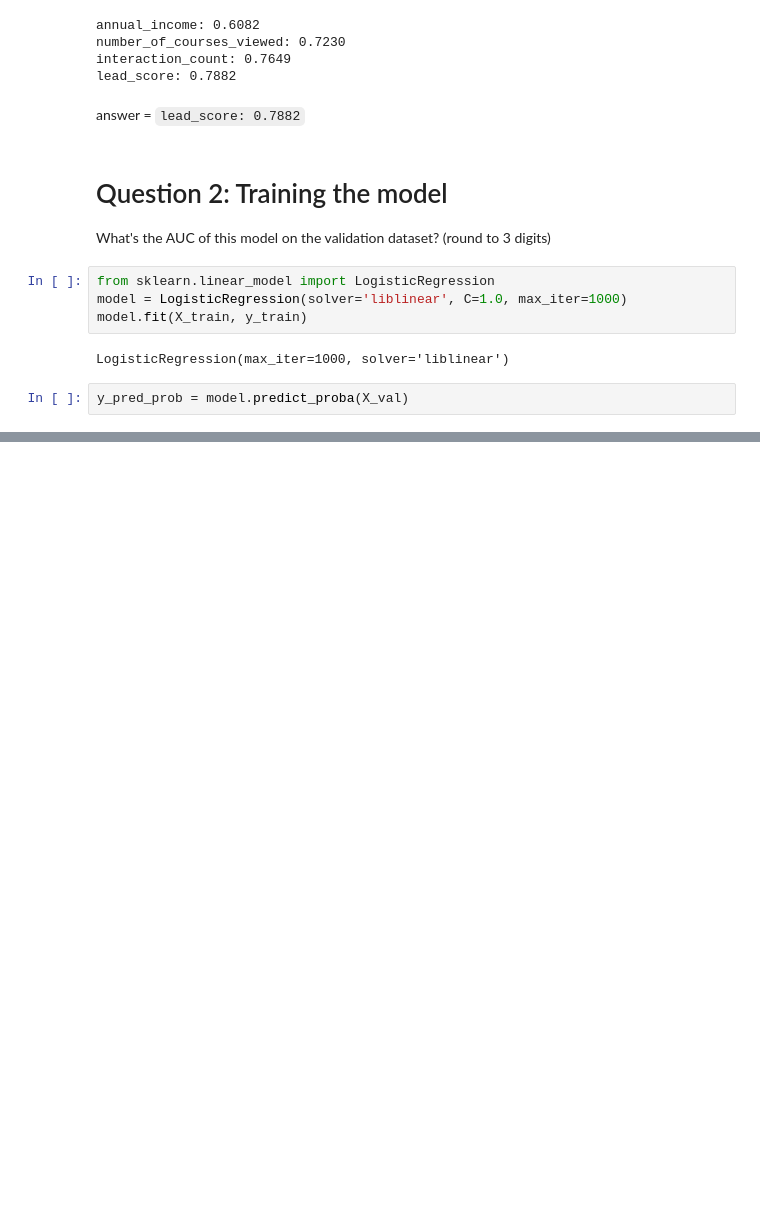
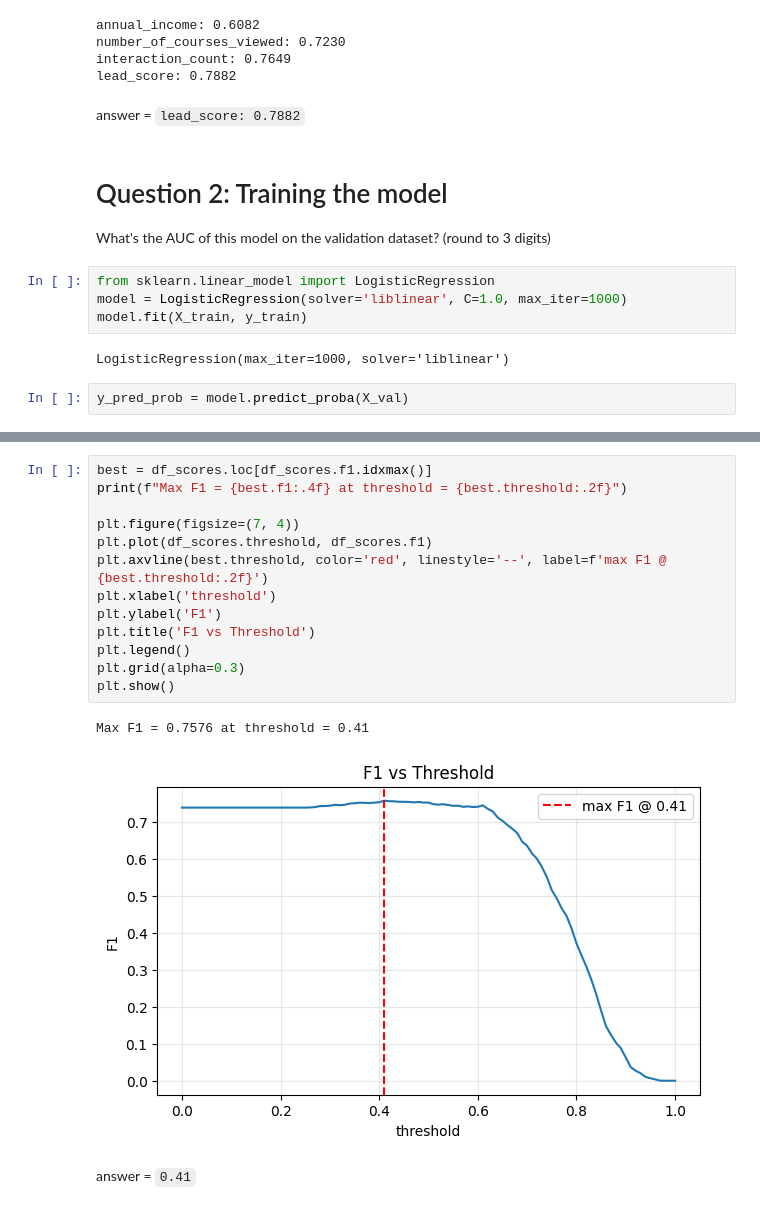
Before and after one commit to azharaul/ds-ml-learning-journey, a Jupyter notebook: homework/homework4.ipynb, the cells around one changed output, grey strips where cells are left out. Saved outputs shown, nothing was run; the diff lists cells and outputs as text; blank space fills up the shorter version.

```diff
--- a/homework/homework4.ipynb
+++ b/homework/homework4.ipynb
@@ -157,0 +245,18 @@ print(f'{val_roc_score:.3f}')
+# %%
+best = df_scores.loc[df_scores.f1.idxmax()]
+print(f"Max F1 = {best.f1:.4f} at threshold = {best.threshold:.2f}")
+
+plt.figure(figsize=(7, 4))
+plt.plot(df_scores.threshold, df_scores.f1)
+plt.axvline(best.threshold, color='red', linestyle='--', label=f'max F1 @ {best.threshold:.2f}')
+plt.xlabel('threshold')
+plt.ylabel('F1')
+plt.title('F1 vs Threshold')
+plt.legend()
+plt.grid(alpha=0.3)
+plt.show()
+# %% [output]
+Max F1 = 0.7576 at threshold = 0.41
+[figure, added]
+# %% [markdown]
+answer = `0.41`
```
Also changed, not shown: parts of 15 cells of this notebook.
